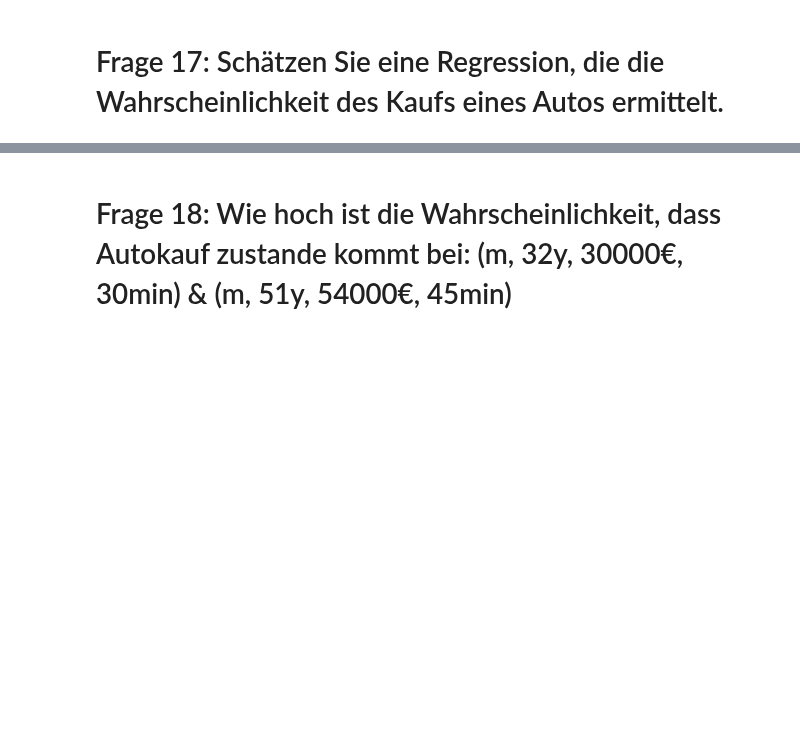
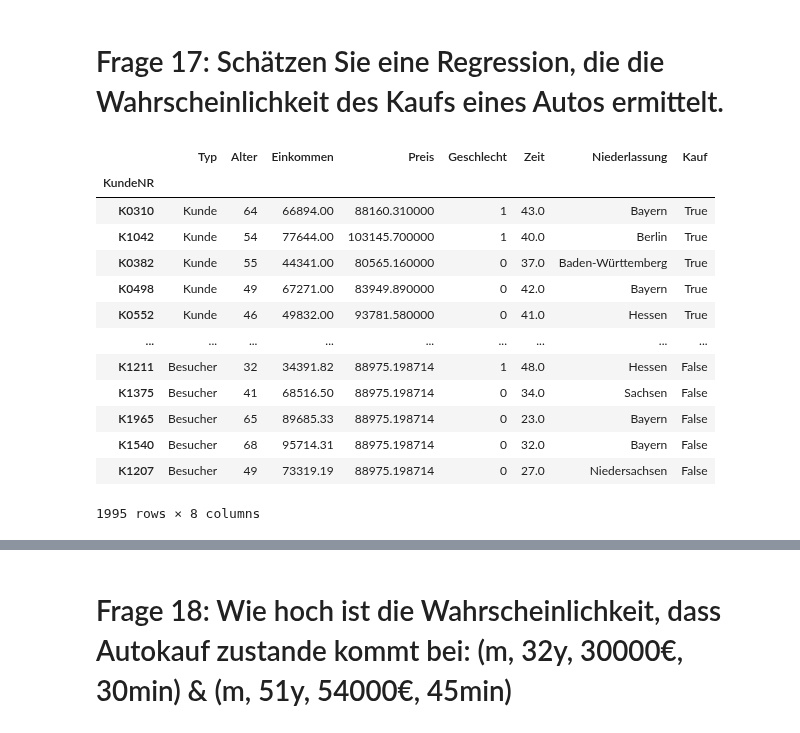
Before and after one commit to Dennis130301/final_projectWS23_Group1, a Jupyter notebook: Projekt_Gruppe1_Jakob.ipynb, the cells around one changed output, grey strips where cells are left out. Cells and saved outputs as stored; diff of their text form; code cells hidden in the pictures; blank space fills up the shorter version.

```diff
--- a/Projekt_Gruppe1.ipynb
+++ b/Projekt_Gruppe1_Jakob.ipynb
@@ -853,3 +917,22 @@ Notes:
 Einkommen hat das größte Beta [0;1] und beeinflusst daher den Preis des Autos am meisten
 # %% [markdown]
 # Frage 17: Schätzen Sie eine Regression, die die Wahrscheinlichkeit des Kaufs eines Autos ermittelt.
+# %%
+# Index 'Kauf' auf Basis des Index 'Typ'
+merged_df['Kauf'] = merged_df['Typ'].apply(lambda x: True if x == 'Kunde' else False)
+merged_df
+# %% [output]
+|  | Typ | Alter | Einkommen | Preis | Geschlecht | Zeit | Niederlassung | Kauf |
+| KundeNR |  |  |  |  |  |  |  |  |
+| K0310 | Kunde | 64 | 66894.00 | 88160.310000 | 1 | 43.0 | Bayern | True |
+| K1042 | Kunde | 54 | 77644.00 | 103145.700000 | 1 | 40.0 | Berlin | True |
+| K0382 | Kunde | 55 | 44341.00 | 80565.160000 | 0 | 37.0 | Baden-Württemberg | True |
+| K0498 | Kunde | 49 | 67271.00 | 83949.890000 | 0 | 42.0 | Bayern | True |
+| K0552 | Kunde | 46 | 49832.00 | 93781.580000 | 0 | 41.0 | Hessen | True |
+| ... | ... | ... | ... | ... | ... | ... | ... | ... |
+| K1211 | Besucher | 32 | 34391.82 | 88975.198714 | 1 | 48.0 | Hessen | False |
+| K1375 | Besucher | 41 | 68516.50 | 88975.198714 | 0 | 34.0 | Sachsen | False |
+| K1965 | Besucher | 65 | 89685.33 | 88975.198714 | 0 | 23.0 | Bayern | False |
+| K1540 | Besucher | 68 | 95714.31 | 88975.198714 | 0 | 32.0 | Bayern | False |
+| K1207 | Besucher | 49 | 73319.19 | 88975.198714 | 0 | 27.0 | Niedersachsen | False |
+1995 rows × 8 columns
```
Also changed, not shown: parts of 15 cells of this notebook.
